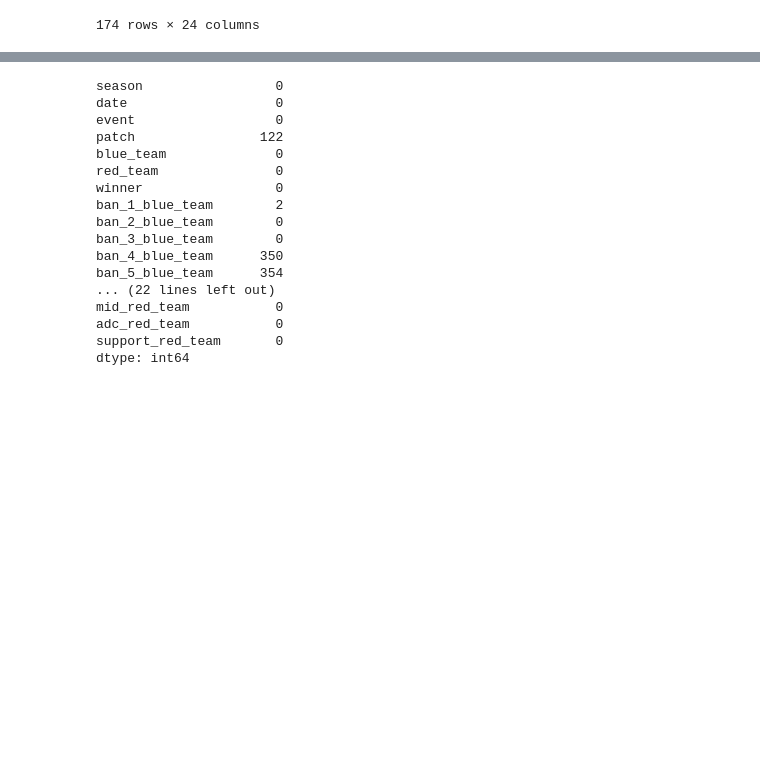
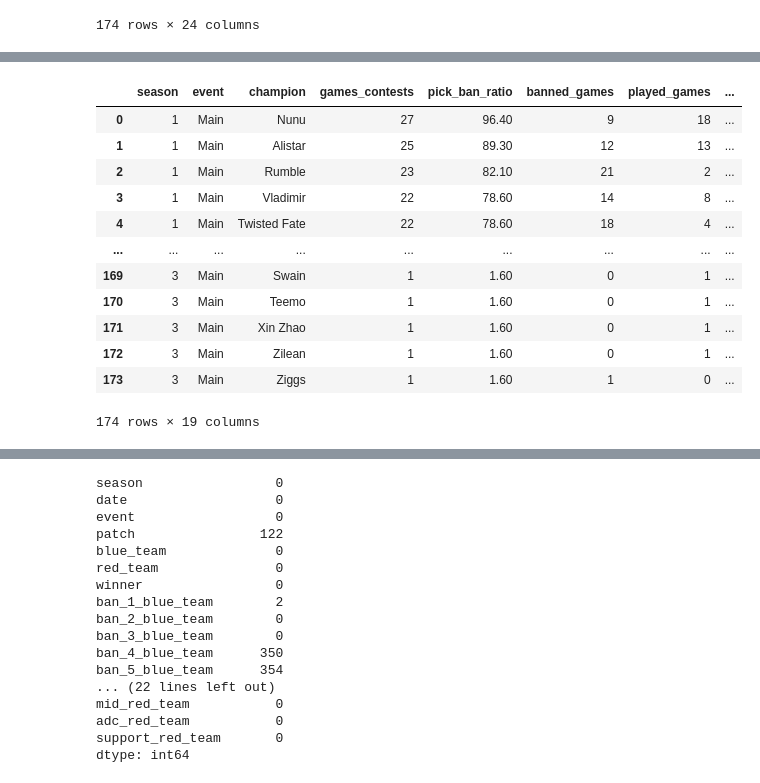
Before and after one commit to Murillo-ES/lol_worlds_project, a Jupyter notebook: notebooks/initial_data_exploration.ipynb, the cells around one changed output, grey strips where cells are left out. Drawn from its saved outputs; the diff is of its cells as text; code cells hidden in the pictures; blank space fills up the shorter version.

```diff
--- a/notebooks/initial_data_exploration.ipynb
+++ b/notebooks/initial_data_exploration.ipynb
@@ -688,0 +834,4 @@ champions_stats_s1_to_s3
+# %%
+champions_stats_s1_to_s3['banned_games'] = champions_stats_s1_to_s3['banned_games'].fillna(0)
+
+champions_stats_s1_to_s3.isna().sum()
@@ -688,0 +875,7 @@ champions_stats_s1_to_s3
+# %%
+# We approach this like we did before, creating a list with the NaN column labels, and then cleaning everyone of them simultaneously.
+
+nan_columns = champions_stats_s1_to_s3.columns[champions_stats_s1_to_s3.isna().any()].to_list()
+champions_stats_s1_to_s3[nan_columns] = champions_stats_s1_to_s3[nan_columns].fillna(value=0)
+
+champions_stats_s1_to_s3.isna().sum()
@@ -688,0 +905,7 @@ champions_stats_s1_to_s3
+# %%
+champions_stats_s1_to_s3 = champions_stats_s1_to_s3.astype({
+    'banned_games': 'int64',
+    'played_by_number_of_players': 'int64'
+})
+
+champions_stats_s1_to_s3.dtypes
@@ -688,0 +933,18 @@ champions_stats_s1_to_s3
+# %%
+# Clean "champions_stats_s1_to_s3" dataset
+
+champions_stats_s1_to_s3
+# %% [output]
+|  | season | event | champion | games_contests | pick_ban_ratio | banned_games | played_games | ... |
+| 0 | 1 | Main | Nunu | 27 | 96.40 | 9 | 18 | ... |
+| 1 | 1 | Main | Alistar | 25 | 89.30 | 12 | 13 | ... |
+| 2 | 1 | Main | Rumble | 23 | 82.10 | 21 | 2 | ... |
+| 3 | 1 | Main | Vladimir | 22 | 78.60 | 14 | 8 | ... |
+| 4 | 1 | Main | Twisted Fate | 22 | 78.60 | 18 | 4 | ... |
+| ... | ... | ... | ... | ... | ... | ... | ... | ... |
+| 169 | 3 | Main | Swain | 1 | 1.60 | 0 | 1 | ... |
+| 170 | 3 | Main | Teemo | 1 | 1.60 | 0 | 1 | ... |
+| 171 | 3 | Main | Xin Zhao | 1 | 1.60 | 0 | 1 | ... |
+| 172 | 3 | Main | Zilean | 1 | 1.60 | 0 | 1 | ... |
+| 173 | 3 | Main | Ziggs | 1 | 1.60 | 1 | 0 | ... |
+174 rows × 19 columns
```
Also changed, not shown: parts of 27 cells of this notebook.
